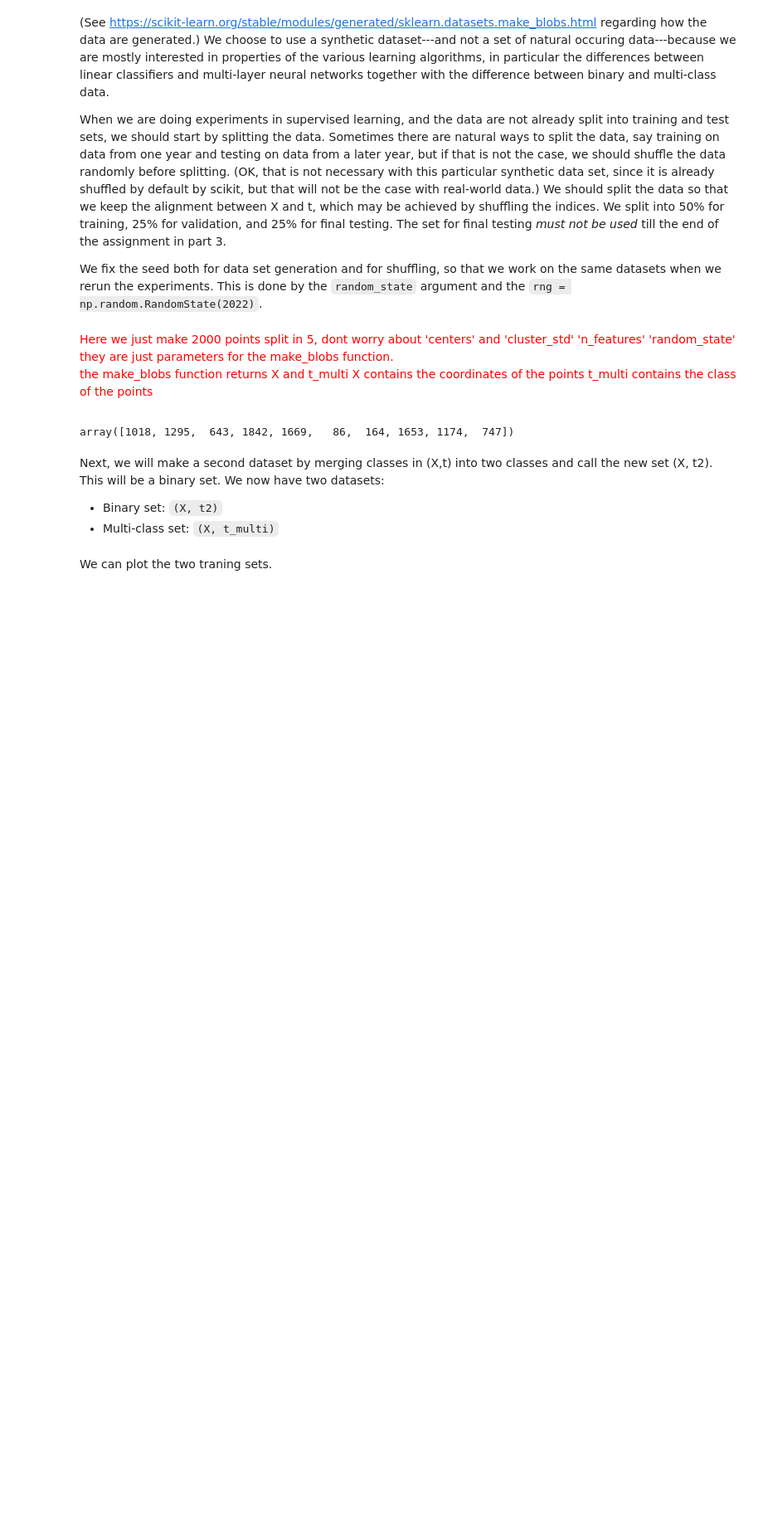
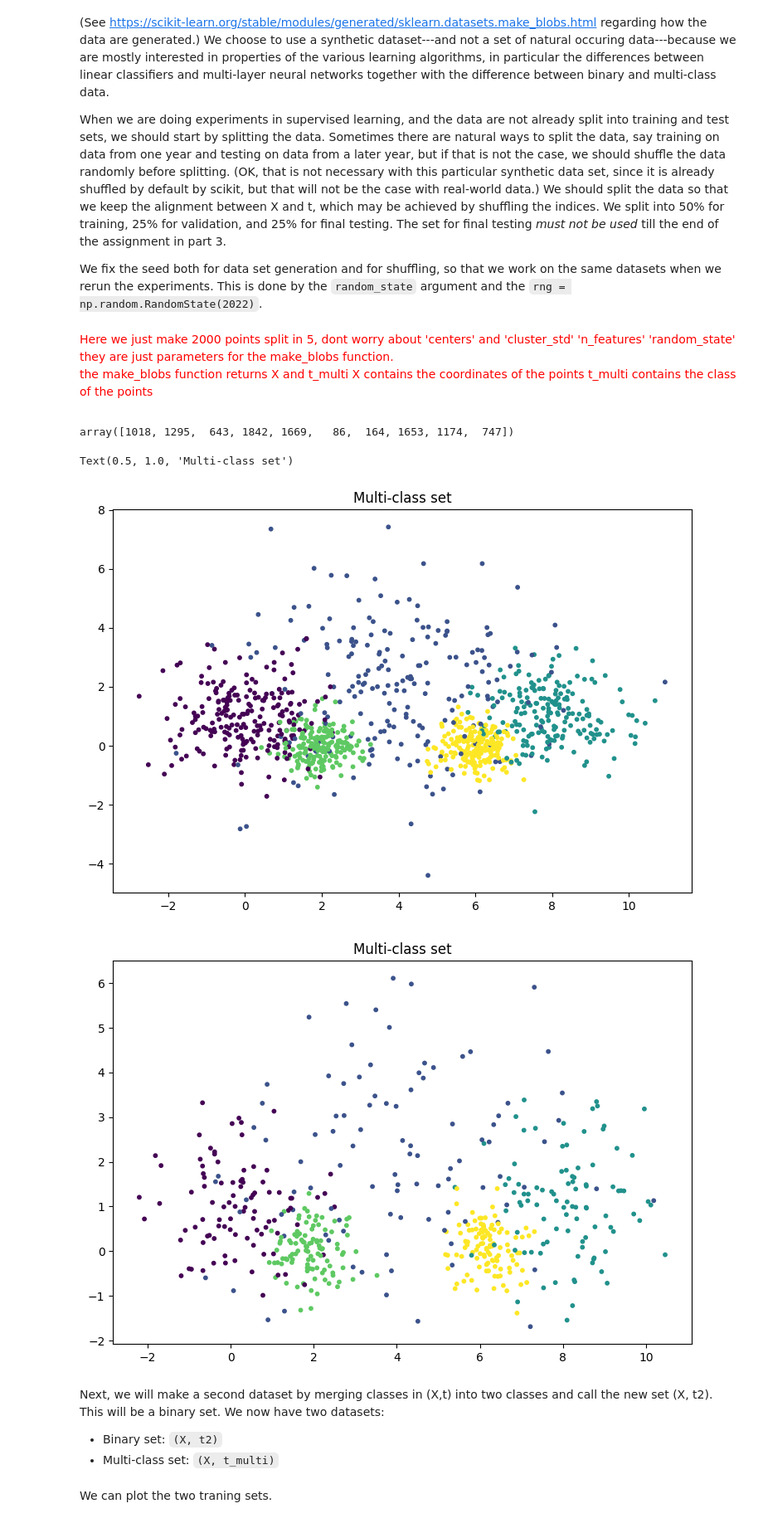
Before and after one commit to shahriarshaik/IN3050-oblig-2, a Jupyter notebook: in3050_in4050_2023_assignment_2.ipynb, the cells around one changed output. Shown at 83% size. Drawn from its saved outputs; the diff is of its cells as text; code cells hidden in the pictures; blank space fills up the shorter version.

```diff
--- a/in3050_in4050_2023_assignment_2.ipynb
+++ b/in3050_in4050_2023_assignment_2.ipynb
@@ -122,6 +122,18 @@ t_multi_val = t_multi[indices[1000:1500]]
 # Use the last 500 examples for testing
 X_test = X[indices[1500:],:]
 t_multi_test = t_multi[indices[1500:]]
+# %%
+plt.figure(figsize=(9,6)) # You may adjust the size
+plt.scatter(X_train[:, 0], X_train[:, 1], c=t_multi_train, s=10.0)
+plt.title('Multi-class set')
+
+plt.figure(figsize=(9,6)) # You may adjust the size
+plt.scatter(X_val[:, 0], X_val[:, 1], c=t_multi_val, s=10.0)
+plt.title('Multi-class set')
+# %% [output]
+Text(0.5, 1.0, 'Multi-class set')
+[figure, added]
+[figure, added]
 # %% [markdown]
 Next, we will make a second dataset by merging classes in (X,t) into two classes and call the new set (X, t2). This will be a binary set.
 We now have two datasets:
```
Also changed, not shown: parts of 3 cells of this notebook, 1 other file.
